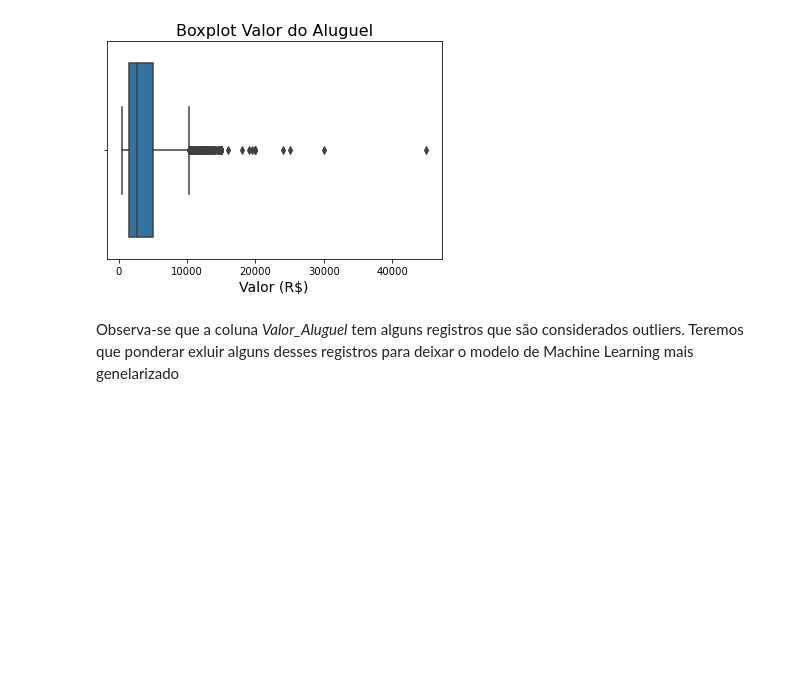
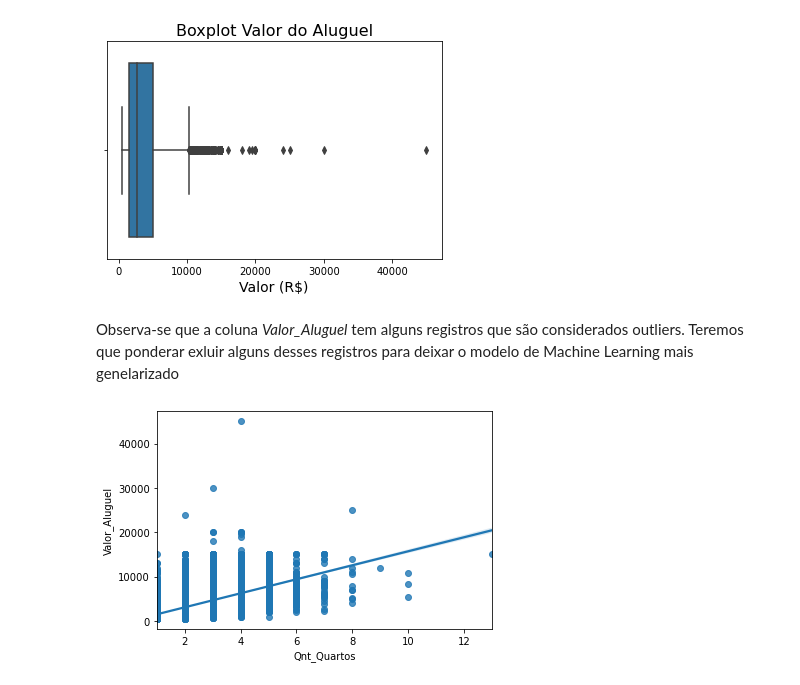
Before and after one commit to Eduu1/Portf-lio-Data-Science, a Jupyter notebook: Projeto-/Projeto - Houses_to_rent.ipynb, the cells around one changed output. Drawn from its saved outputs; the diff is of its cells as text; code cells hidden in the pictures; blank space fills up the shorter version.

```diff
--- a/Projeto-/Projeto - Houses_to_rent.ipynb
+++ b/Projeto-/Projeto - Houses_to_rent.ipynb
@@ -251,3 +251,9 @@ plt.show()
 [figure]
 # %% [markdown]
 Observa-se que a coluna *Valor_Aluguel* tem alguns registros que são considerados outliers. Teremos que ponderar exluir alguns desses registros para deixar o modelo de Machine Learning mais genelarizado
+# %%
+# como será o relacionamento entre a quantidade de quartos com a variavel alvo
+sns.regplot(x = 'Qnt_Quartos', y = 'Valor_Aluguel', data = dados_copia)
+plt.show()
+# %% [output]
+[figure, added]
```
Also changed, not shown: parts of 7 cells of this notebook.
